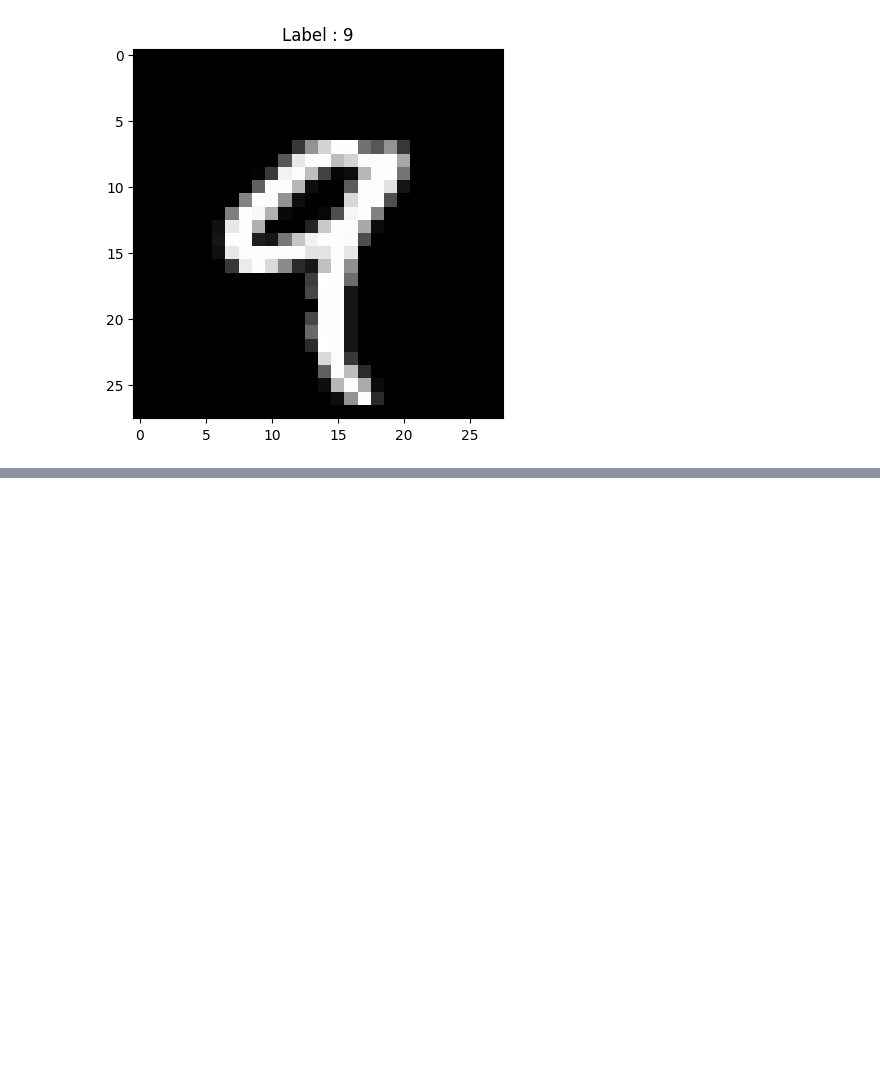
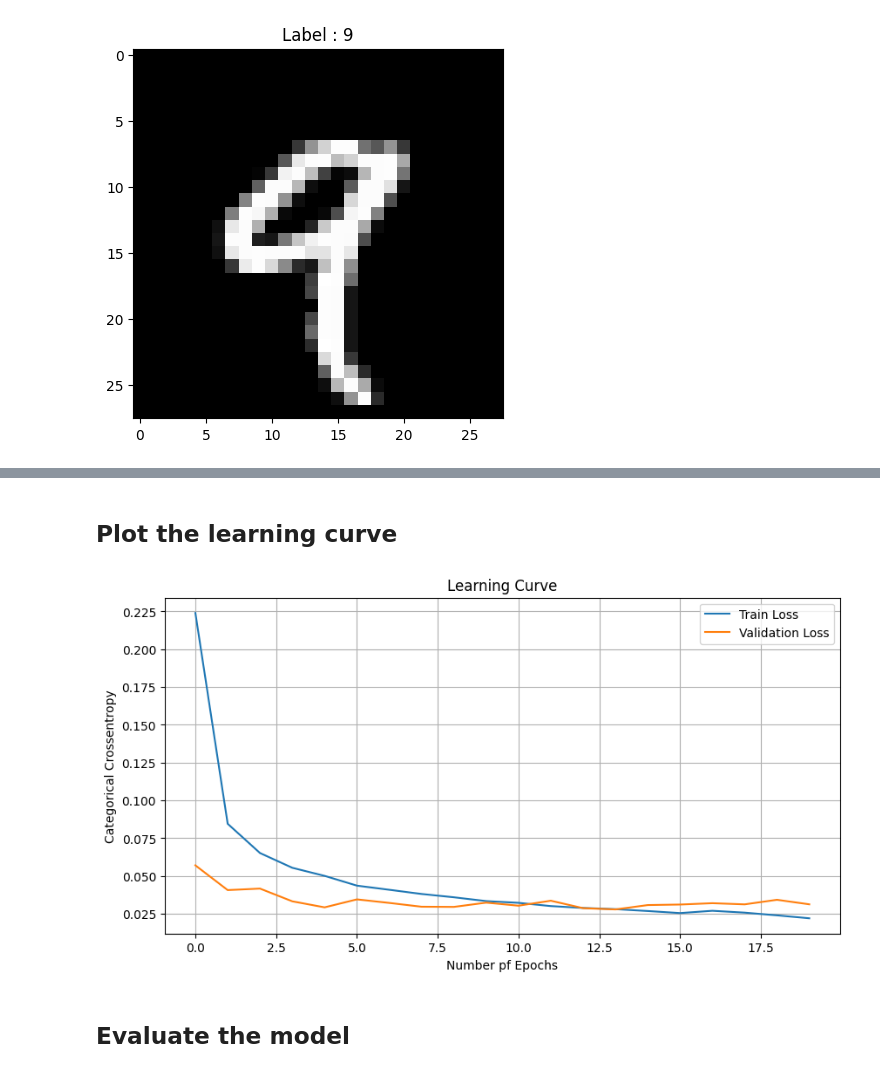
Before and after one commit to ShendeAk/Deep---Learning, a Jupyter notebook: Handwritten_Digit_CNN_Project.ipynb, the cells around one changed output, grey strips where cells are left out. Cells and saved outputs as stored; diff of their text form; code cells hidden in the pictures; blank space fills up the shorter version.

```diff
--- a/Handwritten_Digit_CNN_Project.ipynb
+++ b/Handwritten_Digit_CNN_Project.ipynb
@@ -68,0 +80,4 @@ for i in range(5):
+# %%
+from keras.utils import to_categorical
+ytrain_cat = to_categorical(ytrain)
+ytest_cat = to_categorical(ytest)
@@ -68,0 +119,20 @@ for i in range(5):
+# %%
+# Initialize the model
+model = Sequential()
+
+# Add input layer
+model.add(Input(shape=(28, 28, 1)))
+# Add Convolution Layer 1
+model.add(Conv2D(filters=32, kernel_size=(3,3), activation='relu'))
+# Add max pooling Layer 1
+model.add(MaxPool2D(pool_size=(2,2)))
+# Add Convolution Layer 2
+model.add(Conv2D(filters=64, kernel_size=(3,3), activation='relu'))
+# Add max pooling 2
+model.add(MaxPool2D(pool_size=(2,2)))
+# Add Flatten Layer
+model.add(Flatten())
+# Add dropout
+model.add(Dropout(0.5))
+# Add dense Layer
+model.add(Dense(10, activation='softmax'))
@@ -68,0 +161,4 @@ for i in range(5):
+# %%
+model.compile(loss='categorical_crossentropy', optimizer='adam', metrics=['accuracy'])
+# %%
+hist = model.fit(xtrain_scl, ytrain_cat, validation_split=0.1, epochs=20)
@@ -68,0 +183,16 @@ for i in range(5):
+# %% [markdown]
+## Plot the learning curve
+# %%
+plt.figure(figsize=(10, 5))
+plt.plot(hist.history['loss'], label='Train Loss')
+plt.plot(hist.history['val_loss'], label='Validation Loss')
+plt.xlabel('Number pf Epochs')
+plt.ylabel('Categorical Crossentropy')
+plt.title('Learning Curve')
+plt.legend()
+plt.grid()
+plt.show()
+# %% [output]
+[figure, added]
+# %% [markdown]
+## Evaluate the model
```
Also changed, not shown: parts of 30 cells of this notebook.
